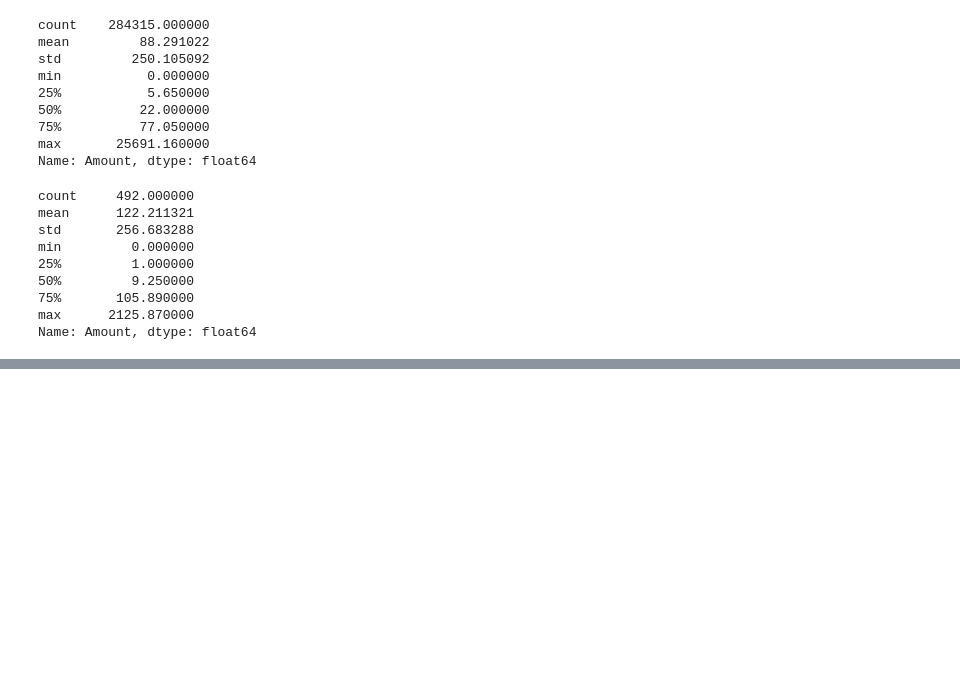
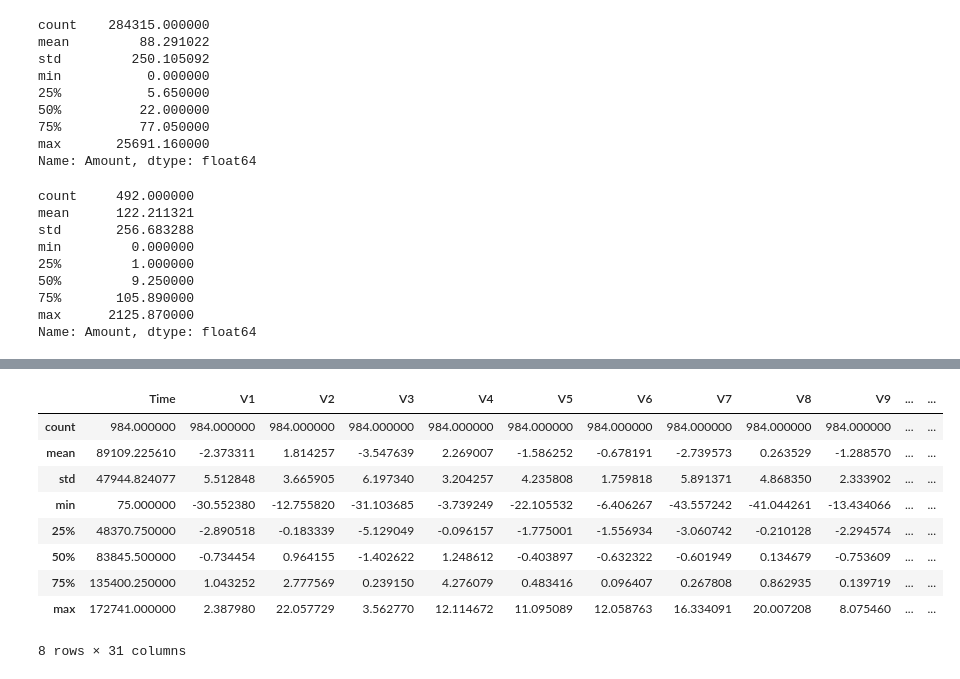
Before and after one commit to SKC-18/Credit_card_fraud_prediction, a Jupyter notebook: fraud_detection.ipynb, the cells around one changed output, grey strips where cells are left out. Saved outputs shown, nothing was run; the diff lists cells and outputs as text; code cells hidden in the pictures; blank space fills up the shorter version.

```diff
--- a/fraud_detection.ipynb
+++ b/fraud_detection.ipynb
@@ -191,0 +241,16 @@ Name: Amount, dtype: float64
+# %%
+#Merging legal_sample and fraud dataset
+new_df=pd.concat([legal_sample,fraud], axis=0)
+# %%
+new_df.describe()
+# %% [output]
+|  | Time | V1 | V2 | V3 | V4 | V5 | V6 | V7 | V8 | V9 | ... | ... |
+| count | 984.000000 | 984.000000 | 984.000000 | 984.000000 | 984.000000 | 984.000000 | 984.000000 | 984.000000 | 984.000000 | 984.000000 | ... | ... |
+| mean | 89109.225610 | -2.373311 | 1.814257 | -3.547639 | 2.269007 | -1.586252 | -0.678191 | -2.739573 | 0.263529 | -1.288570 | ... | ... |
+| std | 47944.824077 | 5.512848 | 3.665905 | 6.197340 | 3.204257 | 4.235808 | 1.759818 | 5.891371 | 4.868350 | 2.333902 | ... | ... |
+| min | 75.000000 | -30.552380 | -12.755820 | -31.103685 | -3.739249 | -22.105532 | -6.406267 | -43.557242 | -41.044261 | -13.434066 | ... | ... |
+| 25% | 48370.750000 | -2.890518 | -0.183339 | -5.129049 | -0.096157 | -1.775001 | -1.556934 | -3.060742 | -0.210128 | -2.294574 | ... | ... |
+| 50% | 83845.500000 | -0.734454 | 0.964155 | -1.402622 | 1.248612 | -0.403897 | -0.632322 | -0.601949 | 0.134679 | -0.753609 | ... | ... |
+| 75% | 135400.250000 | 1.043252 | 2.777569 | 0.239150 | 4.276079 | 0.483416 | 0.096407 | 0.267808 | 0.862935 | 0.139719 | ... | ... |
+| max | 172741.000000 | 2.387980 | 22.057729 | 3.562770 | 12.114672 | 11.095089 | 12.058763 | 16.334091 | 20.007208 | 8.075460 | ... | ... |
+8 rows × 31 columns
```
Also changed, not shown: parts of 25 cells of this notebook.
